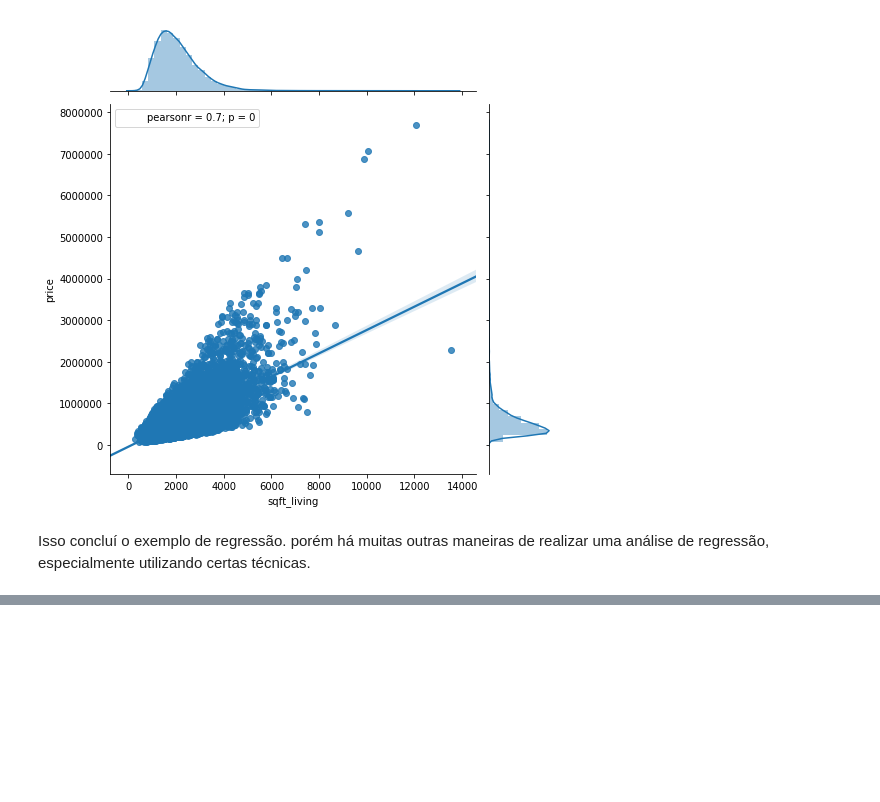
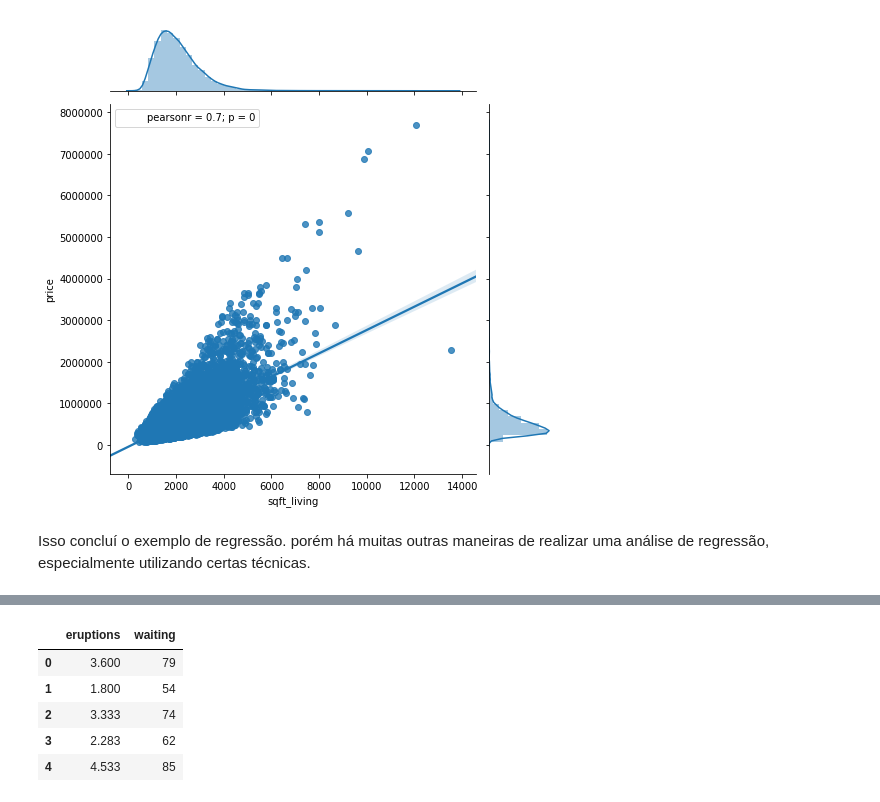
Before and after one commit to AugustoFranco88/DataMining-Regress-o, a Jupyter notebook: Trabalho de BDII - DataMining - Regressao.ipynb, the cells around one changed output, grey strips where cells are left out. Saved outputs shown, nothing was run; the diff lists cells and outputs as text; code cells hidden in the pictures; blank space fills up the shorter version.

```diff
--- a/Trabalho de BDII - DataMining - Regressao.ipynb
+++ b/Trabalho de BDII - DataMining - Regressao.ipynb
@@ -176,0 +212,20 @@ Isso concluí o exemplo de regressão. porém há muitas outras maneiras de real
+# %%
+import pandas as pd
+import numpy as np
+import matplotlib
+import matplotlib.pyplot as plt
+
+import sklearn
+from sklearn import cluster
+
+%matplotlib inline
+
+faithful = pd.read_csv('faithful.csv')
+faithful.head()
+# %% [output]
+|  | eruptions | waiting |
+| 0 | 3.600 | 79 |
+| 1 | 1.800 | 54 |
+| 2 | 3.333 | 74 |
+| 3 | 2.283 | 62 |
+| 4 | 4.533 | 85 |
```
Also changed, not shown: parts of 16 cells of this notebook.
